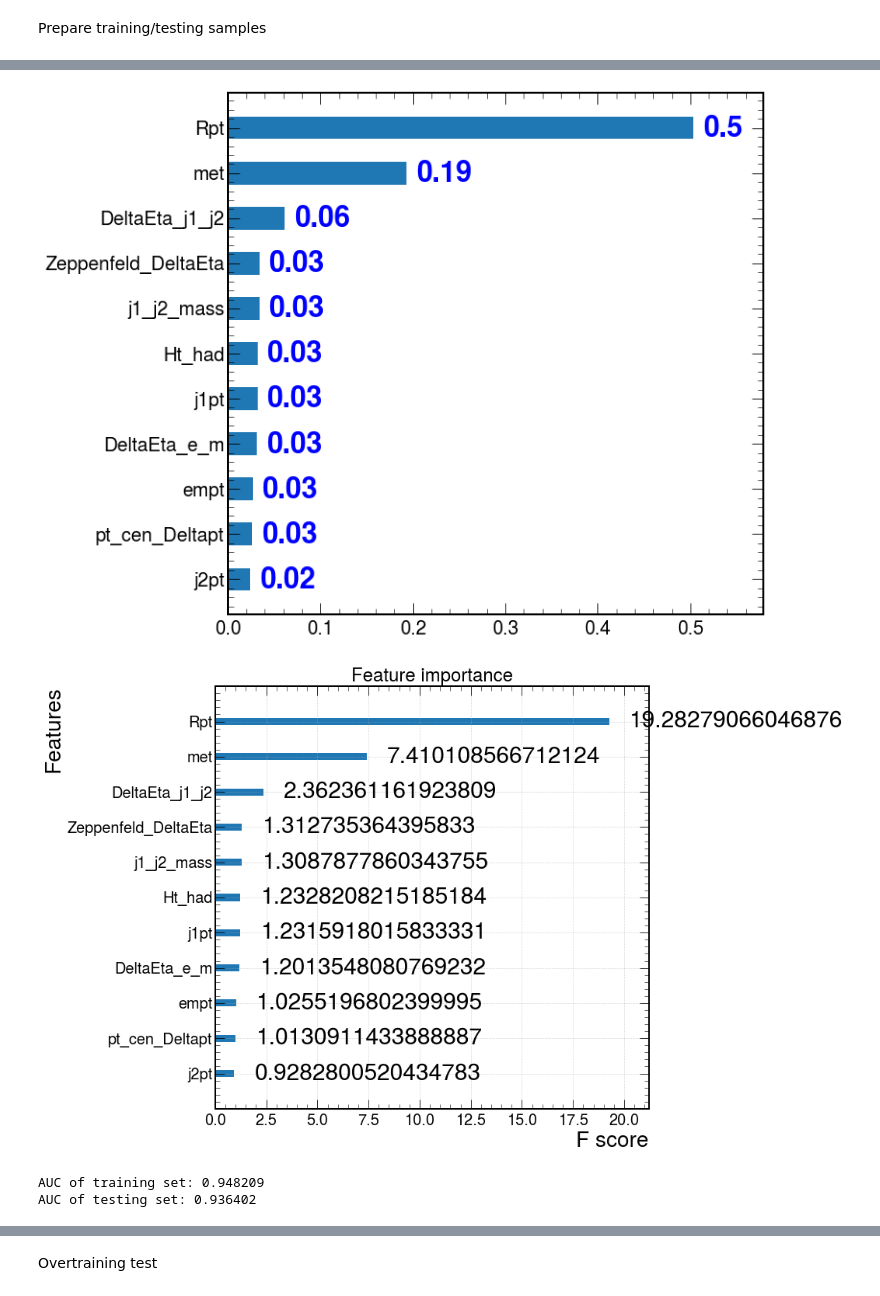
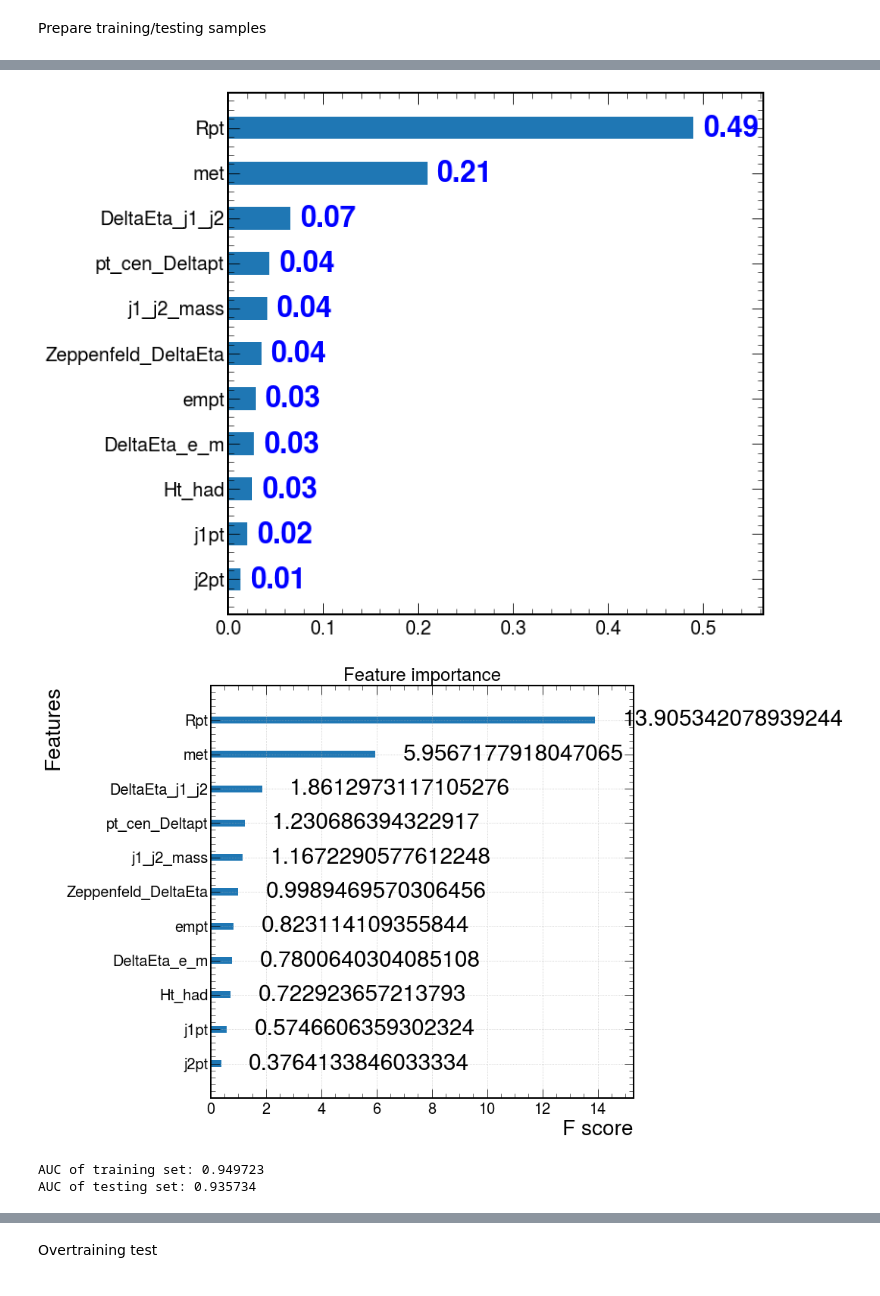
Before and after one commit to kawaho/XGBoost-for-HtoEMu, a Jupyter notebook: training.ipynb, the cells around one changed output, grey strips where cells are left out. Drawn from its saved outputs; the diff is of its cells as text; code cells hidden in the pictures.

```diff
--- a/training.ipynb
+++ b/training.ipynb
@@ -83,7 +83,7 @@ Prepare training/testing samples
 # %%
 data_clean = data[~data.isin([np.nan, np.inf, -np.inf]).any(1)]
 
-data_cuts = data_clean[(data_clean['opp_charge']==1)&(data_clean['e_m_Mass']>115)&(data_clean['e_m_Mass']<135)&((data_clean['label']==1)|(data_clean['label']==0))]
+data_cuts = data_clean[(data_clean['weight']!=0)&(data_clean['opp_charge']==1)&(data_clean['e_m_Mass']>115)&(data_clean['e_m_Mass']<135)&((data_clean['label']==1)|(data_clean['label']==0))]
 data_vbf = data_cuts[data_cuts['isVBFcat']==1]
 data_vbf.loc[:, ('absweight')] = data_vbf['weight'].abs()
 # data_vbf.loc[:, ('j1btagDeepFlavB_geo')] = data_vbf['j1btagDeepFlavB']*(data_vbf['j1Eta'].abs()<2.5)
@@ -98,14 +98,18 @@ Y = data_vbf['label']
 seed = 123
 test_size = 0.30
 X_train, X_test, y_train, y_test = train_test_split(X, Y, test_size=test_size, random_state=seed)
+#X_train_pos, X_test_pos, y_train_pos, y_test_pos = X_train[X_train['weight']>0], X_test[X_test['weight']>0], y_train[X_train['weight']>0], y_test[X_test['weight']>0]
+X_train_pos, X_test_pos, y_train_pos, y_test_pos = X_train, X_test, y_train, y_test
 
 #Rescale signal weight to bkg weight
-total_bkg_train_weights = X_train.loc[X_train['label'] == 0]['weight'].sum()
-total_sig_train_weights = X_train.loc[X_train['label'] == 1]['weight'].sum()
-sig_to_bkg_ratio = max(total_bkg_train_weights/total_sig_train_weights, total_sig_train_weights/total_bkg_train_weights)
+total_bkg_train_weights = X_train_pos.loc[X_train_pos['label'] == 0]['absweight'].sum()
+total_sig_train_weights = X_train_pos.loc[X_train_pos['label'] == 1]['absweight'].sum()
+sig_to_bkg_ratio = total_bkg_train_weights/total_sig_train_weights
 print('Total Bkg Training weights', 'Total Sig Training weights')
 print(total_bkg_train_weights, total_sig_train_weights)
 print(sig_to_bkg_ratio)
+# print(X_train['sample'].plot.density())
+# print(X_test['sample'].plot.density())
 # %% [output]
 A value is trying to be set on a copy of a slice from a DataFrame.
 Try using .loc[row_indexer,col_indexer] = value instead
@@ -123,11 +127,11 @@ feature_names = ['Zeppenfeld_DeltaEta', 'Ht_had', 'Rpt', 'DeltaEta_j1_j2', 'j1_j
 # %%
 # Train with the default model to select features
 tic = time.time()
-#model = xgb.XGBClassifier(n_jobs=nthreads, scale_pos_weight=sig_to_bkg_ratio, early_stopping_rounds=10, max_depth=3, learning_rate=0.2, n_estimators=75)#, learning_rate=0.2)#, learning_rate=0.1, max_depth=3, seed=123)
-#model = xgb.XGBClassifier(n_jobs=nthreads, scale_pos_weight=sig_to_bkg_ratio, early_stopping_rounds=10, max_depth=3, learning_rate=0.25)
-#model = xgb.XGBClassifier(n_jobs=nthreads, scale_pos_weight=sig_to_bkg_ratio, early_stopping_rounds=10, max_depth=3, learning_rate=0.25)
-model = xgb.XGBClassifier(n_jobs=nthreads, scale_pos_weight=sig_to_bkg_ratio, early_stopping_rounds=10, max_depth=3, learning_rate=0.2, n_estimators=75)
-model.fit(X_train[feature_names], y_train, sample_weight=X_train['absweight'], eval_set = [(X_train[feature_names], y_train), (X_test[feature_names], y_test)], eval_metric='auc', sample_weight_eval_set = [X_train['absweight'], X_test['absweight']], verbose=False)
+#model = xgb.XGBClassifier(n_jobs=nthreads, objective='binary:logistic', scale_pos_weight=sig_to_bkg_ratio, max_depth=3, reg_lambda=30, learning_rate=0.1, n_estimators=50)#, learning_rate=0.2)#, learning_rate=0.1, max_depth=3, seed=123)
+#model = xgb.XGBClassifier(n_jobs=nthreads, scale_pos_weight=sig_to_bkg_ratio, max_depth=3, learning_rate=0.26)
+#model = xgb.XGBClassifier(n_jobs=nthreads, scale_pos_weight=sig_to_bkg_ratio, max_depth=3)
+model = xgb.XGBClassifier(n_jobs=nthreads, scale_pos_weight=sig_to_bkg_ratio, max_depth=3, learning_rate=0.23)
+model.fit(X_train_pos[feature_names], y_train_pos, early_stopping_rounds=10, sample_weight=X_train_pos['absweight'], eval_set = [(X_train_pos[feature_names], y_train_pos), (X_test_pos[feature_names], y_test_pos)], eval_metric='auc', sample_weight_eval_set = [X_train_pos['absweight'], X_test_pos['absweight']], verbose=False)
 toc = time.time()
 print("Time spent on training %s"%str(timedelta(seconds=toc - tic)))
 print(model)
@@ -139,7 +143,7 @@ sorted_features = [x for y, x in sorted(zip(importances, feature_names), key=lam
 plt.barh(range(len(sorted_importance)), sorted_importance, tick_label=sorted_features, height=0.5)
 plt.xlim(0, max(sorted_importance)*1.15)
 for i, v in enumerate(sorted_importance):
- plt.text(v+0.01, i-0.2, str(round(v,2)), color = 'blue', fontweight = 'bold')
+    plt.text(v+0.01, i-0.2, str(round(v,2)), color = 'blue', fontweight = 'bold')
 plt.show()
 
 xgb.plot_importance(model, importance_type="gain")
@@ -173,6 +169,6 @@ XGBClassifier(base_score=0.5, booster='gbtree', colsample_bylevel=1,
-[figure, old version]
+[figure, new version]
-[figure, old version]
+[figure, new version]
-AUC of training set: 0.948209
-AUC of testing set: 0.936402
+AUC of training set: 0.949723
+AUC of testing set: 0.935734
 # %%
 #Save model if everything looks good
```
Also changed, not shown: parts of 13 cells of this notebook, 2 other files.
